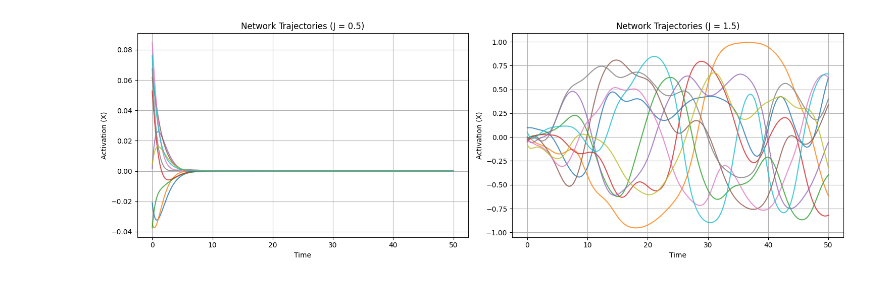
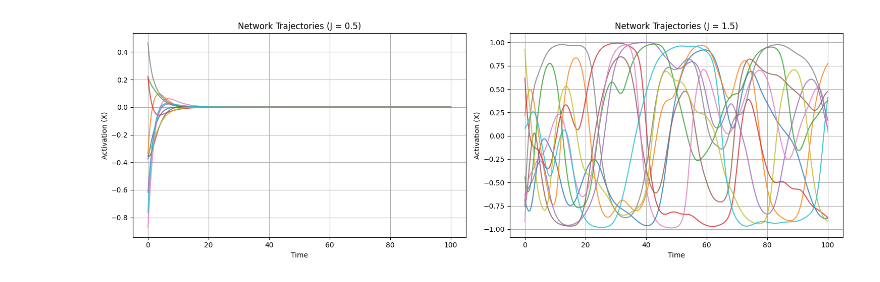
Before and after one commit to bs-machinelearning/reservoir-computing-research, a Jupyter notebook: people/Kevin_Cesenj_Klaric.ipynb, the cells around one changed output. Saved outputs shown, nothing was run; the diff lists cells and outputs as text; code cells hidden in the pictures.

```diff
--- a/people/Kevin_Cesenj_Klaric.ipynb
+++ b/people/Kevin_Cesenj_Klaric.ipynb
@@ -12,7 +12,7 @@ def init_weights(N, J, mean=0.0):
     W = np.random.normal(loc=mean, scale=std_dev, size=(N, N))
     return W
 
-def init_activations(N, low=-0.1, high=0.1):
+def init_activations(N, low=-1, high=1):
     """
     Initializes the X vector (the starting activations of our neurons).
     We give them a small random starting bump between `low` and `high`.
@@ -53,38 +53,38 @@ def simulate_network(N, J, t_max, dt, mean=0.0):
 
     return history
 
 
 # --- Plotting Function ---
 def plot_trajectories(time_axis, history_list, titles, num_neurons=10):
     """
     Takes a list of history matrices and plots their trajectories side-by-side.
     """
     fig, axes = plt.subplots(1, len(history_list), figsize=(15, 5))
 
     for i, history in enumerate(history_list):
         axes[i].plot(time_axis, history[:, :num_neurons], alpha=0.8)
         axes[i].set_title(titles[i])
         axes[i].set_xlabel("Time")
         axes[i].set_ylabel("Activation (X)")
         axes[i].grid(True)
 
     plt.tight_layout()
     plt.show()
-
+t_max=100
 # --- Execution ---
 # Run experiments
 history_decay = simulate_network(N=500, J=0.5, t_max=50, dt=0.1)
-history_chaos = simulate_network(N=500, J=1.5, t_max=50, dt=0.1)
+history_chaos = simulate_network(N=500, J=2, t_max=50, dt=0.1)
 
-# Plot using our new function!
-time_axis = np.linspace(0, 50, int(50 / 0.1))
+# Plot
+time_axis = np.linspace(0, t_max, int(50 / 0.1))
 plot_trajectories(
     time_axis=time_axis,
     history_list=[history_decay, history_chaos],
     titles=["Network Trajectories (J = 0.5)", "Network Trajectories (J = 1.5)"]
 )
 # %% [output]
-[figure, old version]
+[figure, new version]
 # %% [markdown]
 Gaussian random network
 
```
Also changed, not shown: parts of 7 cells of this notebook, 4 other files.
